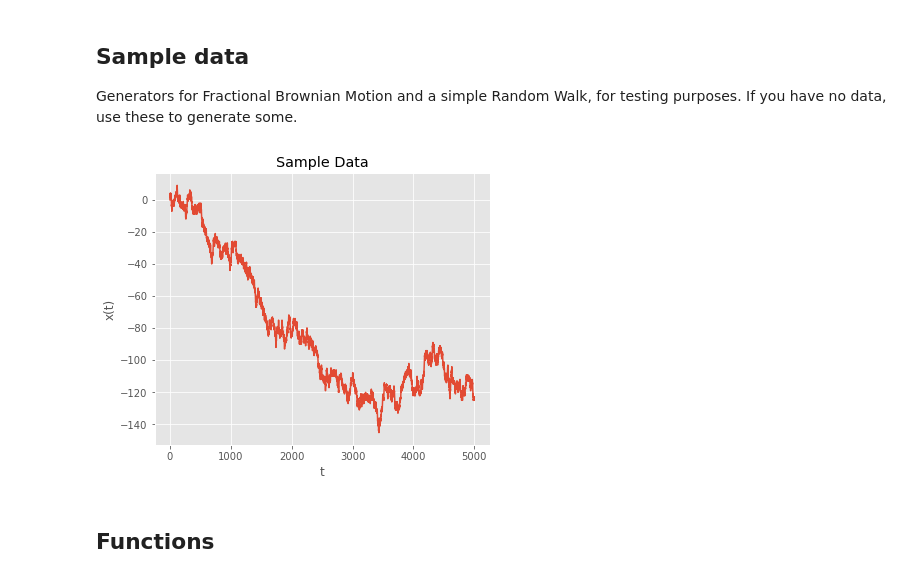
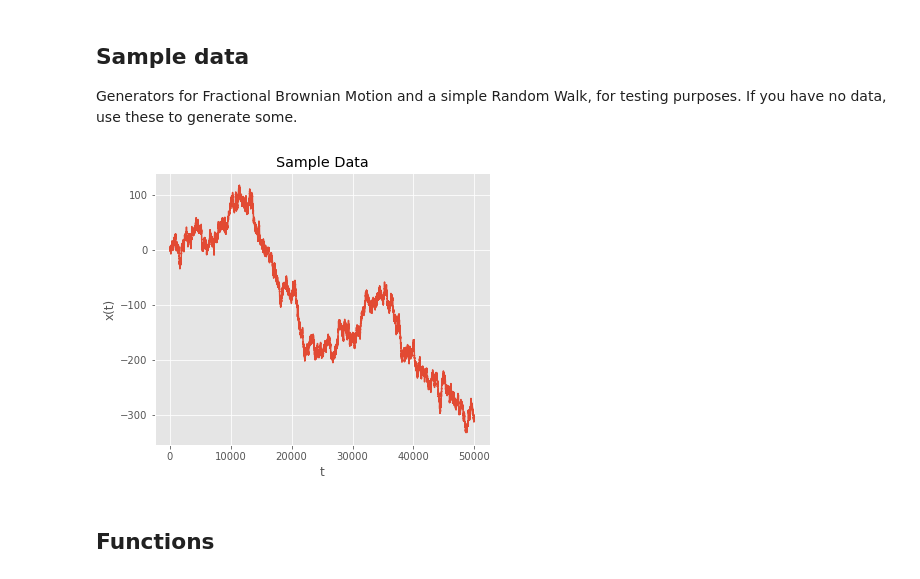
Before and after one commit to garland-culbreth/pymdea, a Jupyter notebook: dea.ipynb, the cells around one changed output. Drawn from its saved outputs; the diff is of its cells as text; code cells hidden in the pictures.

```diff
--- a/dea.ipynb
+++ b/dea.ipynb
@@ -25,23 +25,23 @@ plt.style.use('ggplot')
 
 Generators for Fractional Brownian Motion and a simple Random Walk, for testing purposes. If you have no data, use these to generate some.
 # %%
-length = 5000
+length = 50000
 # Hurst = 0.7
 # fGnSample = fgn(Length, Hurst)
 # fBmSample = fbm(Length, Hurst)
 
 random_steps = np.random.choice([-1, 1], length)
 random_steps[0] = 0  # always start from 0
 random_walk = np.cumsum(random_steps)
 
 plt.figure(figsize = (6, 5))
 plt.plot(random_walk)
 plt.xlabel('t')
 plt.ylabel('x(t)')
 plt.title('Sample Data')
 plt.show()
 # %% [output]
-[figure, old version]
+[figure, new version]
 # %% [markdown]
 ## Functions
 # %%
```
Also changed, not shown: parts of 1 cell of this notebook, 1 other file.
